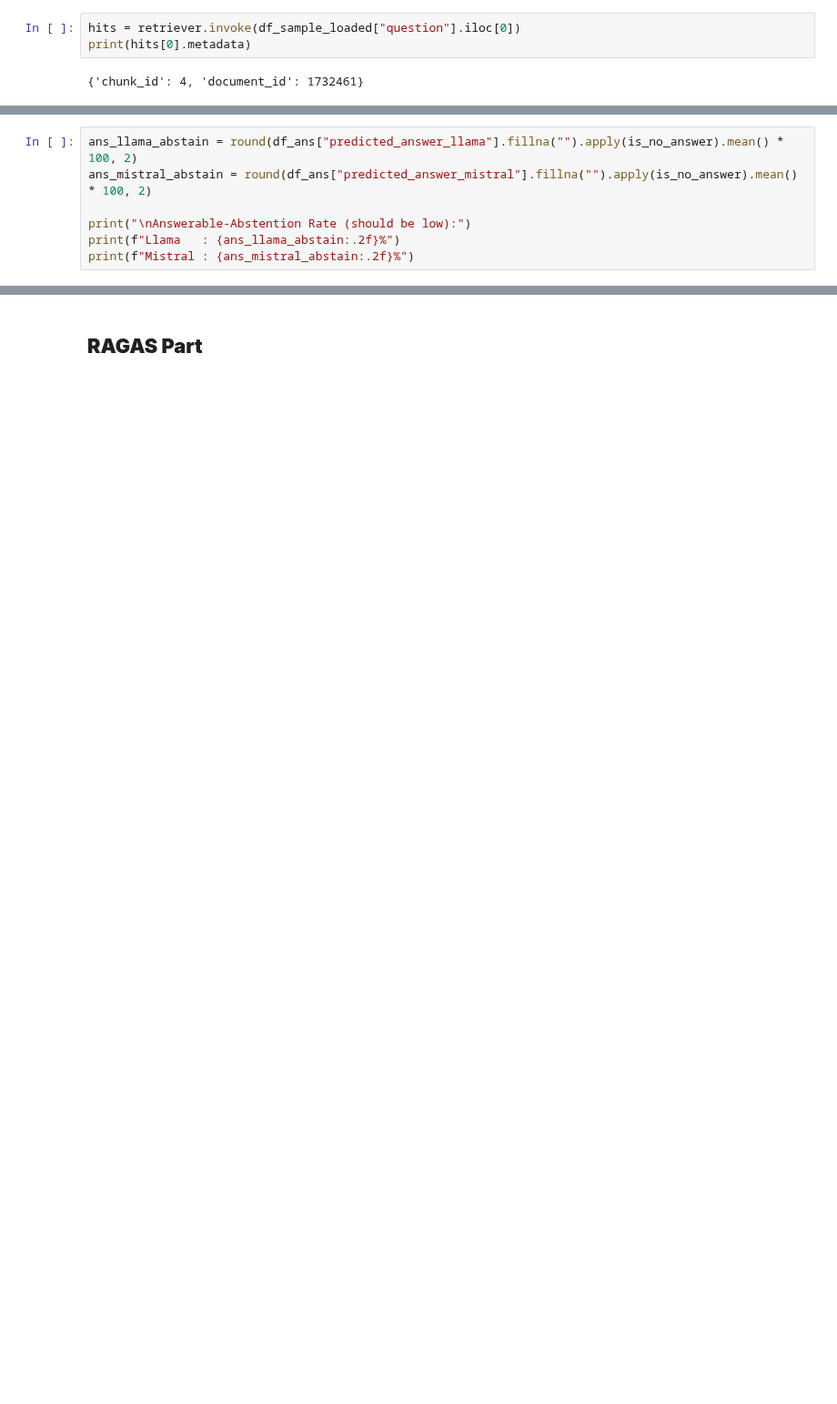
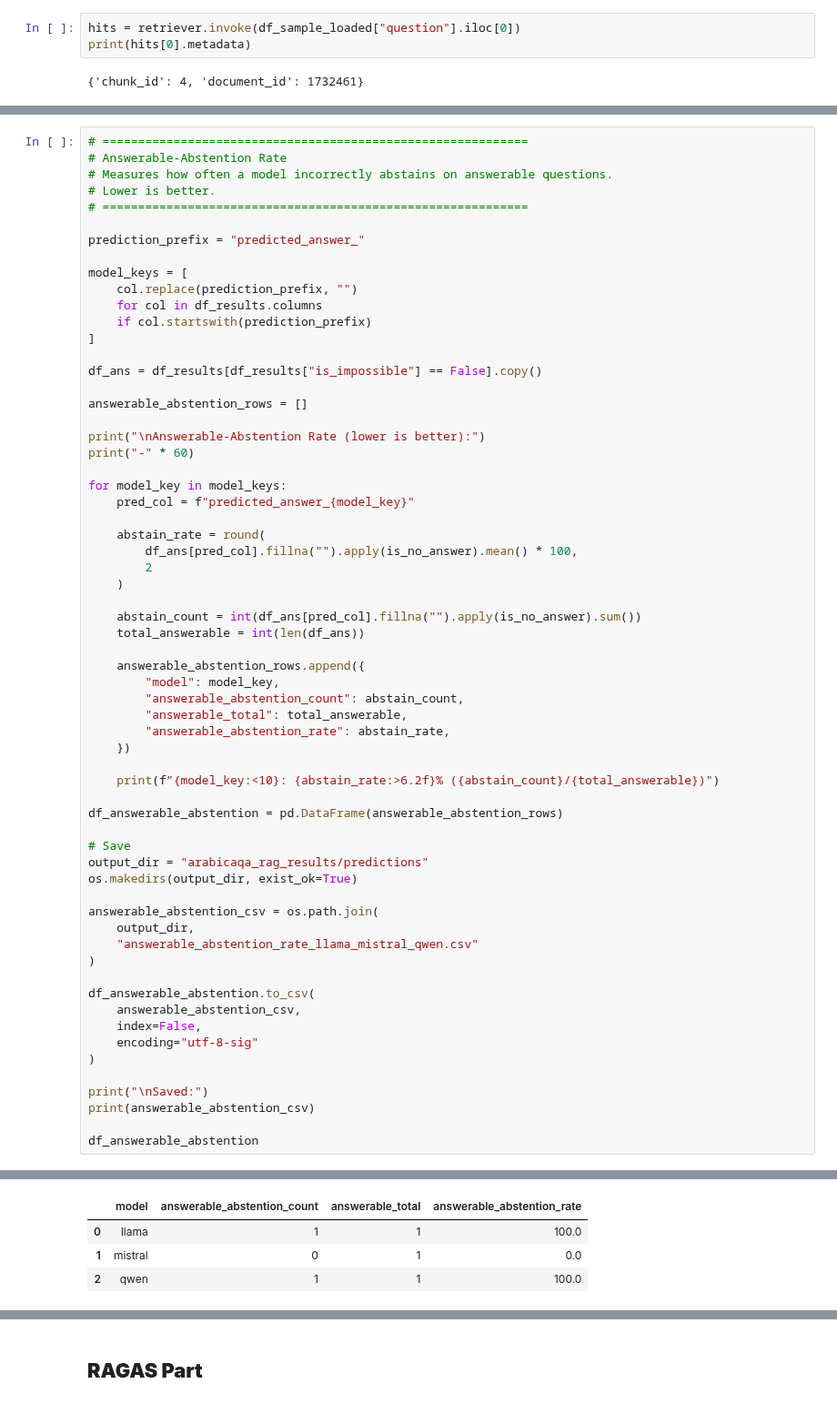
Before and after one commit to ZohoorAlmalkiUQU/ArabicaRAG-Eval, a Jupyter notebook: ArabicaQA_RAG_Eval.ipynb, the cells around one changed output, grey strips where cells are left out. Shown at 91% size. Drawn from its saved outputs; the diff is of its cells as text; blank space fills up the shorter version.

```diff
--- a/ArabicaQA_RAG_Eval.ipynb
+++ b/ArabicaQA_RAG_Eval.ipynb
@@ -1733,8 +2554,64 @@ All results saved successfully!
 # %%
-ans_llama_abstain = round(df_ans["predicted_answer_llama"].fillna("").apply(is_no_answer).mean() * 100, 2)
-ans_mistral_abstain = round(df_ans["predicted_answer_mistral"].fillna("").apply(is_no_answer).mean() * 100, 2)
+# ============================================================
+# Answerable-Abstention Rate
+# Measures how often a model incorrectly abstains on answerable questions.
+# Lower is better.
+# ============================================================
 
-print("\nAnswerable-Abstention Rate (should be low):")
-print(f"Llama   : {ans_llama_abstain:.2f}%")
-print(f"Mistral : {ans_mistral_abstain:.2f}%")
+prediction_prefix = "predicted_answer_"
+
+model_keys = [
+    col.replace(prediction_prefix, "")
+    for col in df_results.columns
+    if col.startswith(prediction_prefix)
+]
+
+df_ans = df_results[df_results["is_impossible"] == False].copy()
+
+answerable_abstention_rows = []
+
+print("\nAnswerable-Abstention Rate (lower is better):")
+print("-" * 60)
+
+for model_key in model_keys:
+    pred_col = f"predicted_answer_{model_key}"
+
+    abstain_rate = round(
+        df_ans[pred_col].fillna("").apply(is_no_answer).mean() * 100,
+        2
+    )
+
+    abstain_count = int(df_ans[pred_col].fillna("").apply(is_no_answer).sum())
+    total_answerable = int(len(df_ans))
+
+    answerable_abstention_rows.append({
+        "model": model_key,
+        "answerable_abstention_count": abstain_count,
+        "answerable_total": total_answerable,
+        "answerable_abstention_rate": abstain_rate,
+    })
+
+    print(f"{model_key:<10}: {abstain_rate:>6.2f}% ({abstain_count}/{total_answerable})")
+
+df_answerable_abstention = pd.DataFrame(answerable_abstention_rows)
+
+# Save
+output_dir = "arabicaqa_rag_results/predictions"
+os.makedirs(output_dir, exist_ok=True)
+
+answerable_abstention_csv = os.path.join(
+    output_dir,
+    "answerable_abstention_rate_llama_mistral_qwen.csv"
+)
+
+df_answerable_abstention.to_csv(
+    answerable_abstention_csv,
+    index=False,
+    encoding="utf-8-sig"
+)
+
+print("\nSaved:")
+print(answerable_abstention_csv)
+
+df_answerable_abstention
 # %% [output]
@@ -1743,0 +2626,4 @@ Mistral : 41.80%
+|  | model | answerable_abstention_count | answerable_total | answerable_abstention_rate |
+| 0 | llama | 1 | 1 | 100.0 |
+| 1 | mistral | 0 | 1 | 0.0 |
+| 2 | qwen | 1 | 1 | 100.0 |
```
Also changed, not shown: parts of 26 cells of this notebook, 56 other files.
